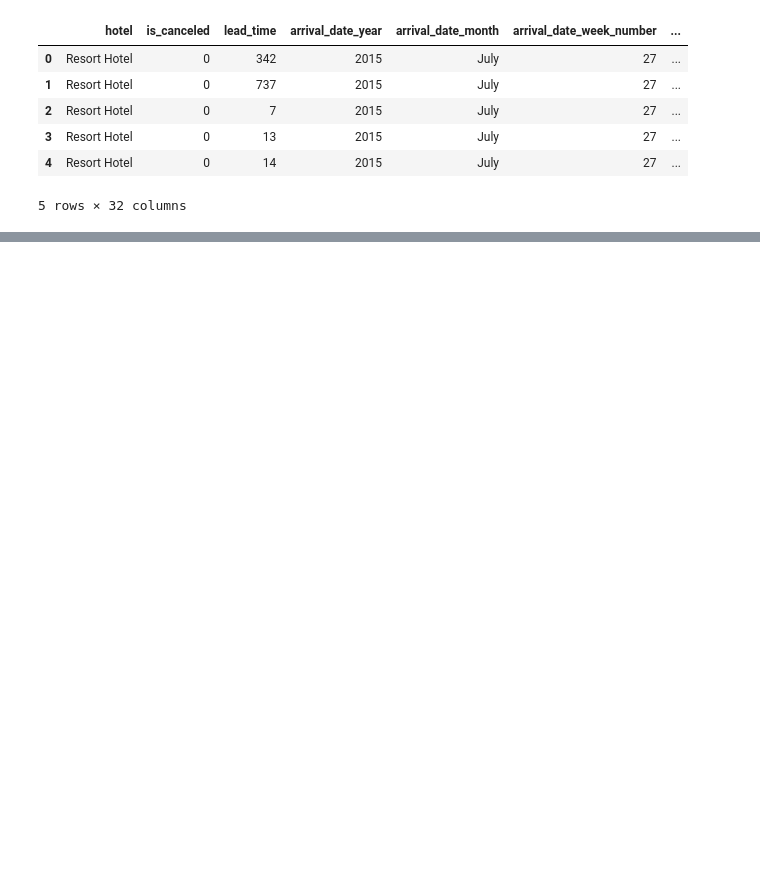
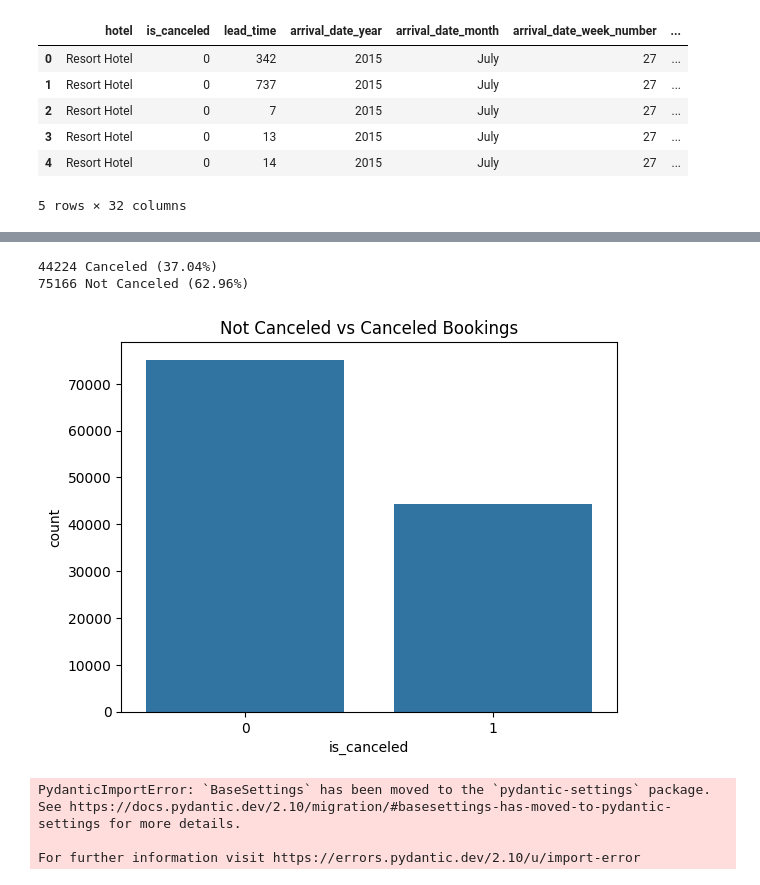
Before and after one commit to EitanKatz1/Hotel_bookin_demand, a Jupyter notebook: Hotel_bookin_demand_EDA.ipynb, the cells around one changed output, grey strips where cells are left out. Cells and saved outputs as stored; diff of their text form; code cells hidden in the pictures; blank space fills up the shorter version.

```diff
--- a/Hotel_bookin_demand_EDA.ipynb
+++ b/Hotel_bookin_demand_EDA.ipynb
@@ -67,0 +112,26 @@ df.head()
+# %%
+# Calculate the number of canceled and not canceled bookings
+canceled = len(df[df["is_canceled"] == 1])
+not_canceled = len(df[df["is_canceled"] == 0])
+total = len(df)
+
+# Print the counts and percentages
+print(f"{canceled} Canceled ({round(canceled / total * 100, 2)}%)")
+print(f"{not_canceled} Not Canceled ({round(not_canceled / total * 100, 2)}%)")
+
+# Plot the count of canceled vs not canceled bookings
+sns.countplot(data=df, x="is_canceled")
+plt.title("Not Canceled vs Canceled Bookings")
+plt.show()
+# %% [output]
+44224 Canceled (37.04%)
+75166 Not Canceled (62.96%)
+[figure, added]
+# %%
+from pandas_profiling import ProfileReport
+design_report = ProfileReport(df)
+design_report.to_file(output_file='Hotel_Booking_Auto.html')
+# %% [output]
+PydanticImportError: `BaseSettings` has been moved to the `pydantic-settings` package. See https://docs.pydantic.dev/2.10/migration/#basesettings-has-moved-to-pydantic-settings for more details.
+
+For further information visit https://errors.pydantic.dev/2.10/u/import-error
```
Also changed, not shown: parts of 4 cells of this notebook.
